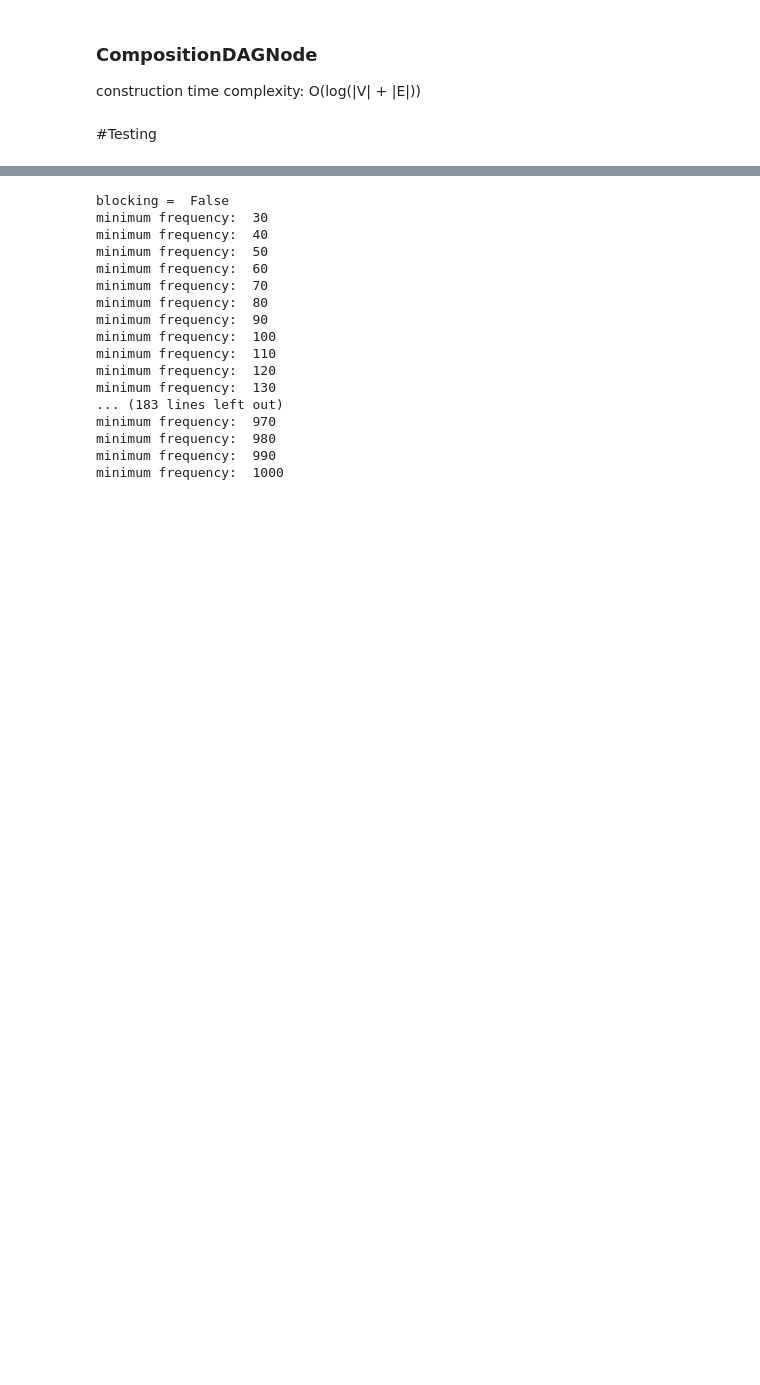
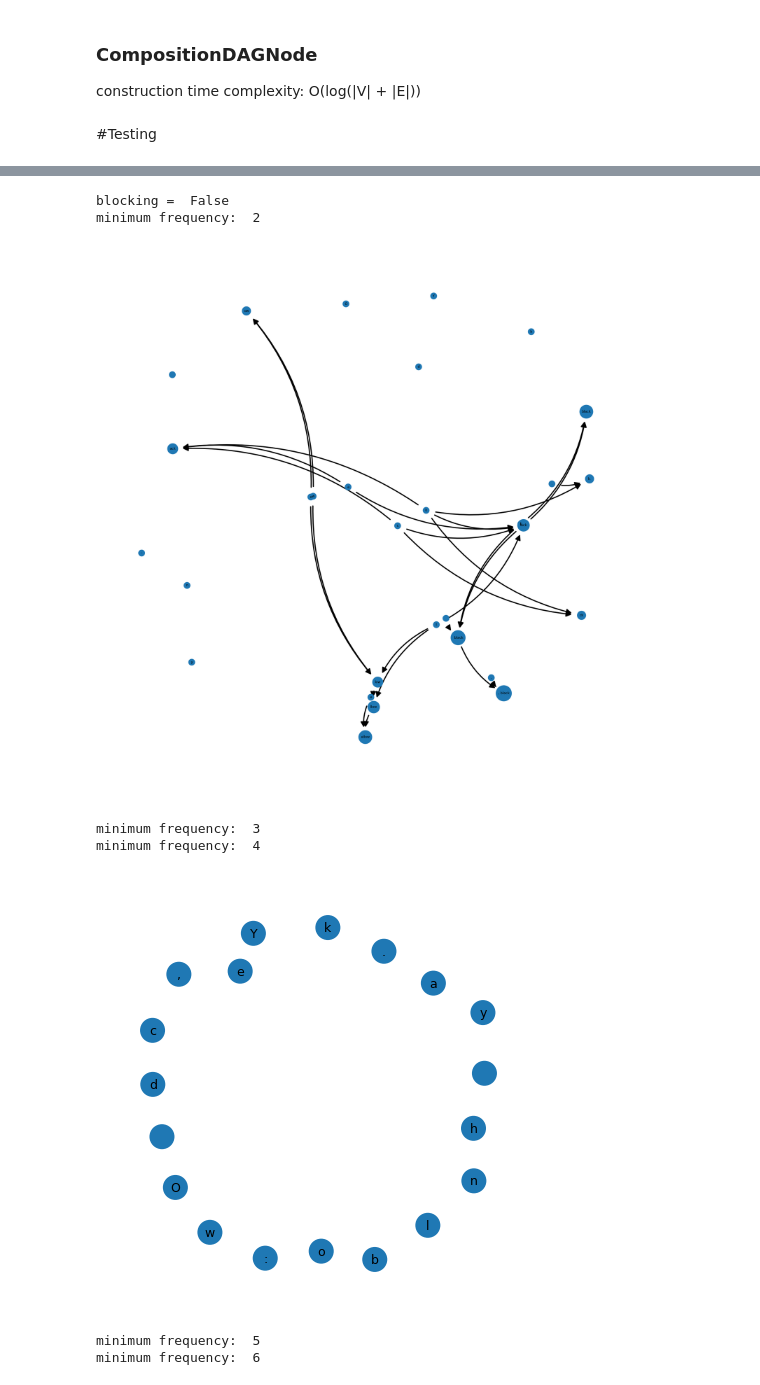
Before and after one commit to IsaacFigNewton/DAG-Based-Token-Representation, a Jupyter notebook: DAG_Text_Encoding.ipynb, the cells around one changed output, grey strips where cells are left out. Drawn from its saved outputs; the diff is of its cells as text; code cells hidden in the pictures; blank space fills up the shorter version.

```diff
--- a/DAG_Text_Encoding.ipynb
+++ b/DAG_Text_Encoding.ipynb
@@ -509,61 +571,39 @@ NARRATOR:
 # %%
-freq_range = range(30, 1010, 10)
-folds = 10
-tokenizations = dict()
-test_results = {
-    "min frequency": [],
-    "test number": [],
-    "blocking?": [],
-    "mean time": [],
-}
-
 # blocking or non-blocking
 for j in range(2):
   print("blocking = ", bool(j))
   prev_trees = dict()
 
   for min_freq in freq_range:
     print("minimum frequency: ", min_freq)
-    # to account for decreasing token count
-    #   and increasing relative variability in mean times due to hardware
-    new_folds = int(folds*math.log10(min_freq))
 
     for i in range(len(tests)):
       # print("test ", i)
       # if there's no previous tree stored for this test
       if i not in prev_trees.keys():
         prev_trees[i] = None
 
       mean_times = [0, 0]
-      for fold in range(new_folds):
+      for fold in range(folds):
         new_time=0
         new_time, prev_trees[i] = run_test(text=tests[i],
                                        min_freq=min_freq,
                                        blocking=False,
                                        tree=prev_trees[i])
         mean_times[j] += new_time
 
       test_results["min frequency"].append(min_freq)
       test_results["test number"].append(i)
       test_results["blocking?"].append(j)
-      test_results["mean time"].append(mean_times[j]/new_folds)
+      test_results["mean time"].append(mean_times[j]/folds)
 
   print()
 # %% [output]
 blocking =  False
-minimum frequency:  30
-minimum frequency:  40
-minimum frequency:  50
-minimum frequency:  60
-minimum frequency:  70
-minimum frequency:  80
-minimum frequency:  90
-minimum frequency:  100
-minimum frequency:  110
-minimum frequency:  120
-minimum frequency:  130
-... (183 lines left out)
-minimum frequency:  970
-minimum frequency:  980
-minimum frequency:  990
-minimum frequency:  1000
+minimum frequency:  2
+[figure, added]
+minimum frequency:  3
+minimum frequency:  4
+[figure, added]
+minimum frequency:  5
+minimum frequency:  6
```
Also changed, not shown: parts of 10 cells of this notebook.
